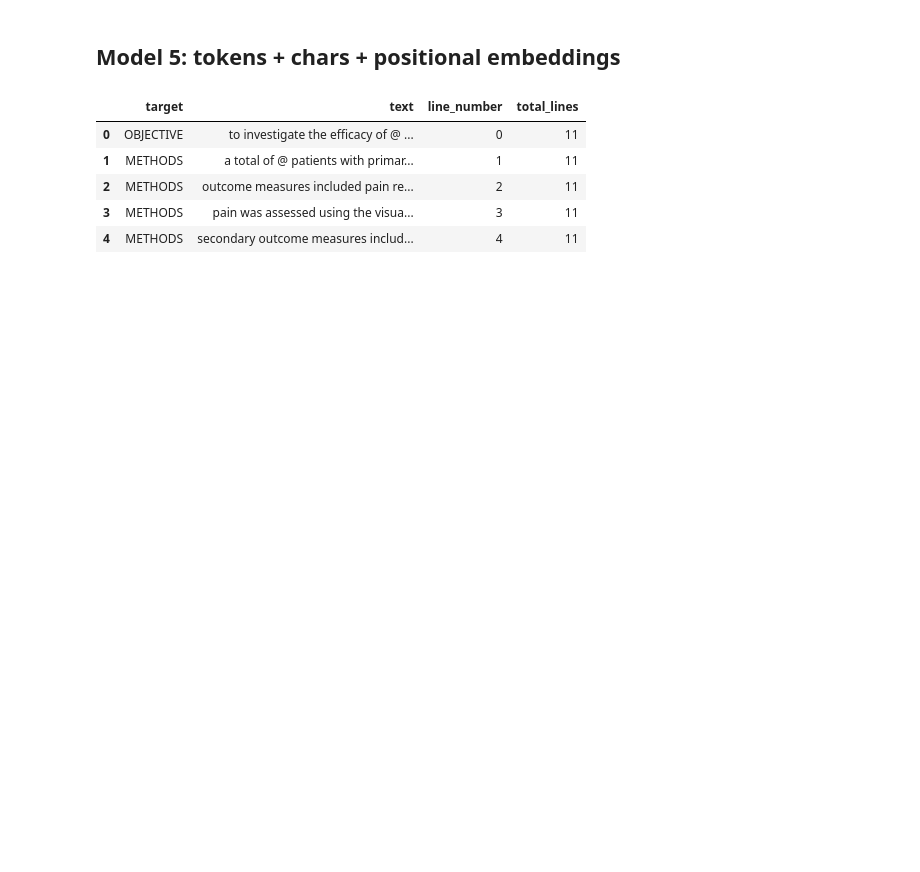
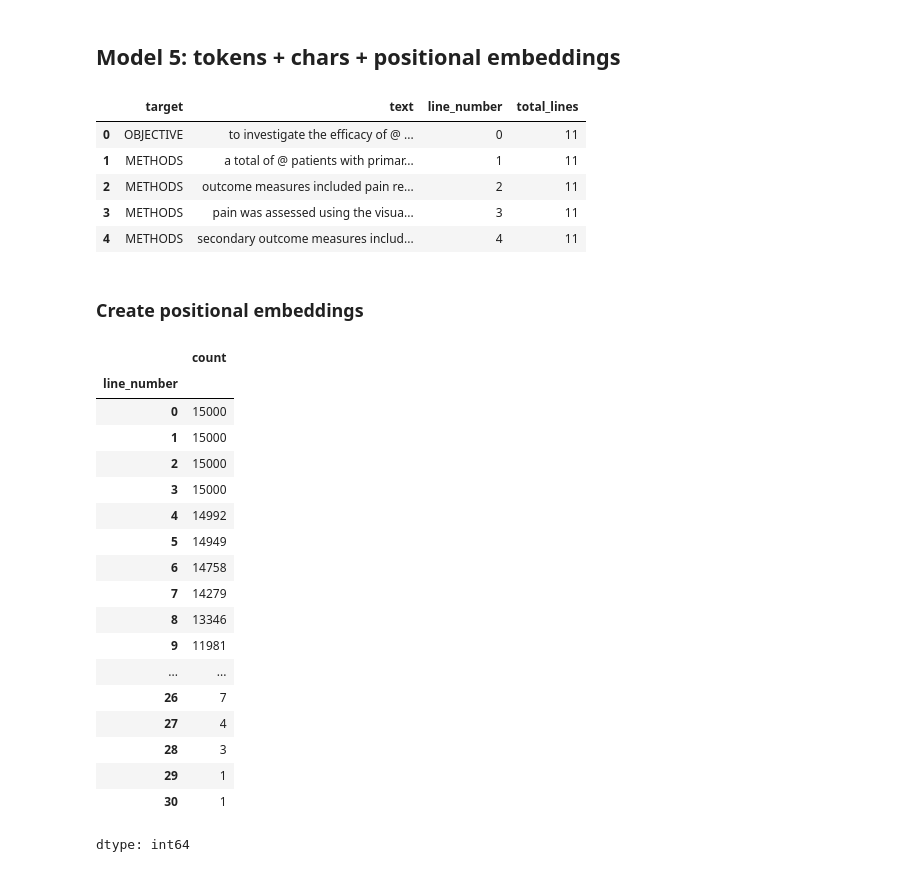
Before and after one commit to random-words/colab-notebooks, a Jupyter notebook: 09__SkimLit_nlp_milestone_project_2.ipynb, the cells around one changed output. Drawn from its saved outputs; the diff is of its cells as text; code cells hidden in the pictures; blank space fills up the shorter version.

```diff
--- a/09__SkimLit_nlp_milestone_project_2.ipynb
+++ b/09__SkimLit_nlp_milestone_project_2.ipynb
@@ -1148,3 +1149,28 @@ train_df.head()
 | 2 | METHODS | outcome measures included pain re... | 2 | 11 |
 | 3 | METHODS | pain was assessed using the visua... | 3 | 11 |
 | 4 | METHODS | secondary outcome measures includ... | 4 | 11 |
+# %% [markdown]
+### Create positional embeddings
+# %%
+# How many different line_numbers are there
+train_df["line_number"].value_counts()
+# %% [output]
+|  | count |
+| line_number |  |
+| 0 | 15000 |
+| 1 | 15000 |
+| 2 | 15000 |
+| 3 | 15000 |
+| 4 | 14992 |
+| 5 | 14949 |
+| 6 | 14758 |
+| 7 | 14279 |
+| 8 | 13346 |
+| 9 | 11981 |
+| ... | ... |
+| 26 | 7 |
+| 27 | 4 |
+| 28 | 3 |
+| 29 | 1 |
+| 30 | 1 |
+dtype: int64
```
Also changed, not shown: parts of 43 cells of this notebook.
